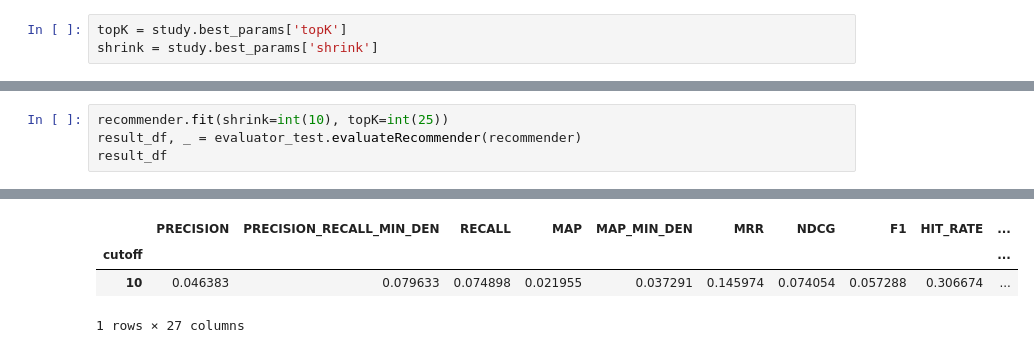
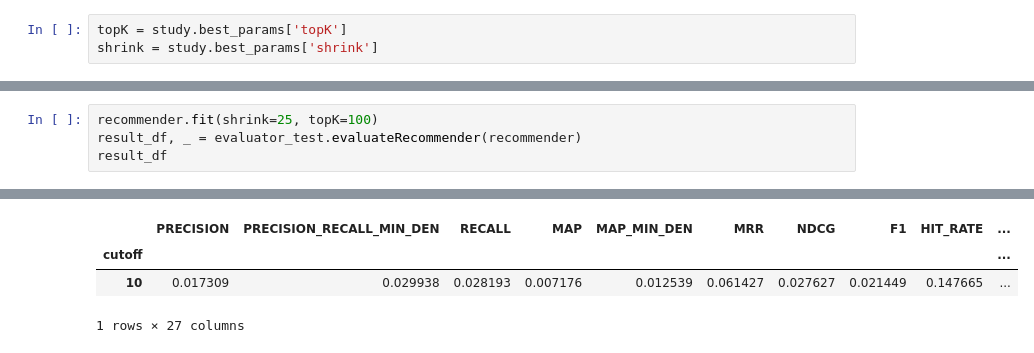
Before and after one commit to MatteoPancini/Recsys-Challenge-2022, a Jupyter notebook: Hyperparameter Tuning/ItemKNNCF.ipynb, the cells around one changed output, grey strips where cells are left out. Drawn from its saved outputs; the diff is of its cells as text.

```diff
--- a/Hyperparameter Tuning/ItemKNNCF.ipynb
+++ b/Hyperparameter Tuning/ItemKNNCF.ipynb
@@ -228,6 +258,6 @@ EvaluatorHoldout: Processed 40049 (100.0%) in 14.52 sec. Users per second: 2757
 1 rows × 27 columns
 # %%
-recommender.fit(shrink=int(10), topK=int(25))
+recommender.fit(shrink=25, topK=100)
 result_df, _ = evaluator_test.evaluateRecommender(recommender)
 result_df
 # %% [output]
@@ -237,5 +267,5 @@ EvaluatorHoldout: Processed 40049 (100.0%) in 14.72 sec. Users per second: 2720
 |  | PRECISION | PRECISION_RECALL_MIN_DEN | RECALL | MAP | MAP_MIN_DEN | MRR | NDCG | F1 | HIT_RATE | ... |
 | cutoff |  |  |  |  |  |  |  |  |  | ... |
-| 10 | 0.046383 | 0.079633 | 0.074898 | 0.021955 | 0.037291 | 0.145974 | 0.074054 | 0.057288 | 0.306674 | ... |
+| 10 | 0.017309 | 0.029938 | 0.028193 | 0.007176 | 0.012539 | 0.061427 | 0.027627 | 0.021449 | 0.147665 | ... |
 1 rows × 27 columns
 # %%
```
Also changed, not shown: parts of 19 cells of this notebook, 3 other files.
